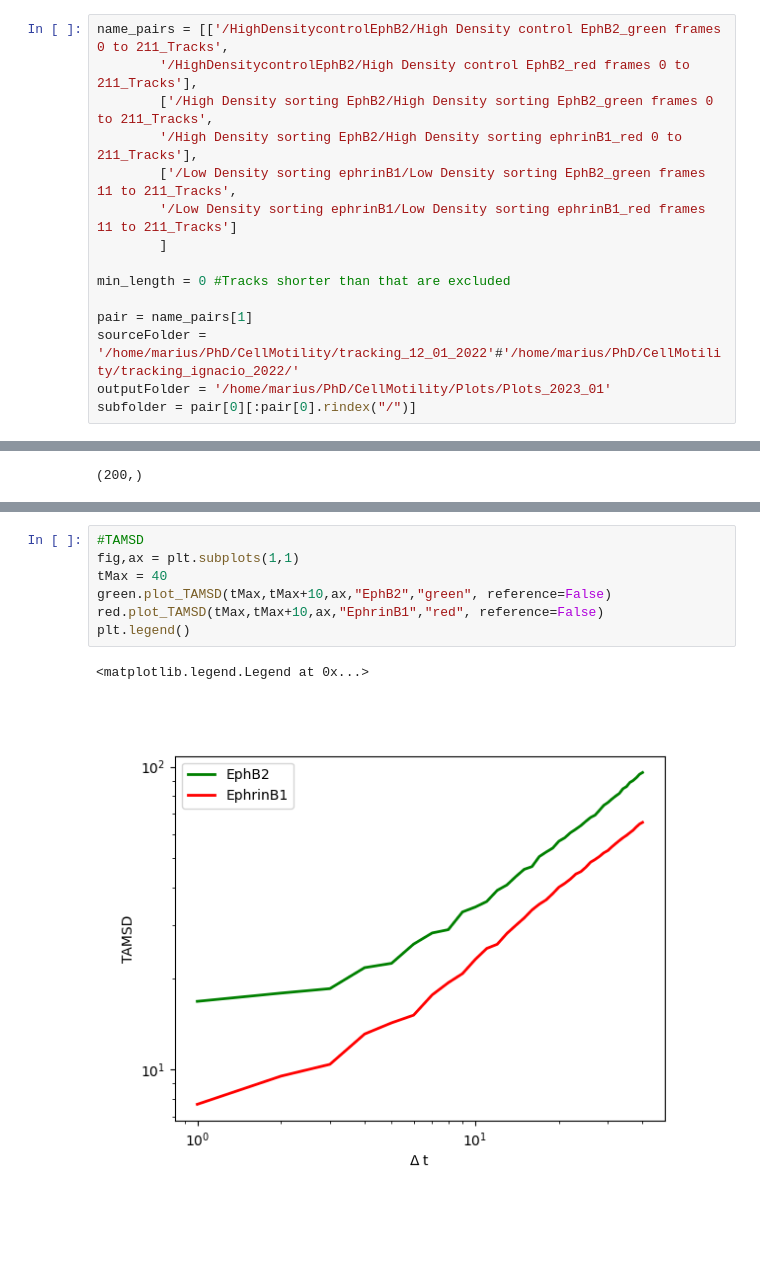
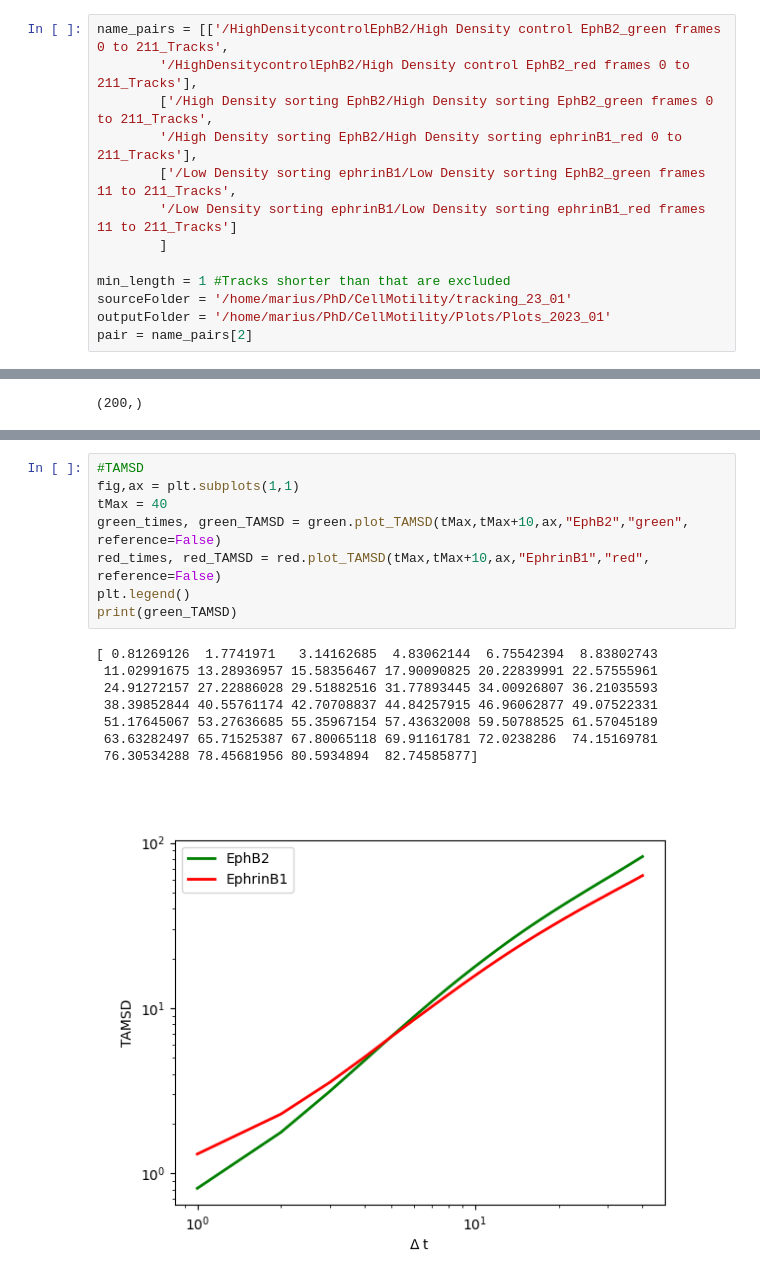
Before and after one commit to mb176/Cell-Tracking-Analysis, a Jupyter notebook: exp_analysis.ipynb, the cells around one changed output, grey strips where cells are left out. Saved outputs shown, nothing was run; the diff lists cells and outputs as text; blank space fills up the shorter version.

```diff
--- a/exp_analysis.ipynb
+++ b/exp_analysis.ipynb
@@ -20,12 +20,10 @@ name_pairs = [['/HighDensitycontrolEphB2/High Density control EphB2_green frames
         '/Low Density sorting ephrinB1/Low Density sorting ephrinB1_red frames 11 to 211_Tracks']
         ]
 
-min_length = 0 #Tracks shorter than that are excluded
-
-pair = name_pairs[1]
-sourceFolder = '/home/marius/PhD/CellMotility/tracking_12_01_2022'#'/home/marius/PhD/CellMotility/tracking_ignacio_2022/'
+min_length = 1 #Tracks shorter than that are excluded
+sourceFolder = '/home/marius/PhD/CellMotility/tracking_23_01'
 outputFolder = '/home/marius/PhD/CellMotility/Plots/Plots_2023_01'
-subfolder = pair[0][:pair[0].rindex("/")]
+pair = name_pairs[2]
 # %%
 #Load green tracks
 green_name = pair[0][:pair[0].find('f')]
@@ -108,10 +152,17 @@ fig.savefig(outputFolder+pair[0]+"_MSD_loglog.pdf",dpi=500)
 # %%
 #TAMSD
 fig,ax = plt.subplots(1,1)
 tMax = 40
-green.plot_TAMSD(tMax,tMax+10,ax,"EphB2","green", reference=False)
-red.plot_TAMSD(tMax,tMax+10,ax,"EphrinB1","red", reference=False)
+green_times, green_TAMSD = green.plot_TAMSD(tMax,tMax+10,ax,"EphB2","green", reference=False)
+red_times, red_TAMSD = red.plot_TAMSD(tMax,tMax+10,ax,"EphrinB1","red", reference=False)
 plt.legend()
+print(green_TAMSD)
 # %% [output]
-<matplotlib.legend.Legend at 0x...>
+[ 0.81269126  1.7741971   3.14162685  4.83062144  6.75542394  8.83802743
+ 11.02991675 13.28936957 15.58356467 17.90090825 20.22839991 22.57555961
+ 24.91272157 27.22886028 29.51882516 31.77893445 34.00926807 36.21035593
+ 38.39852844 40.55761174 42.70708837 44.84257915 46.96062877 49.07522331
+ 51.17645067 53.27636685 55.35967154 57.43632008 59.50788525 61.57045189
+ 63.63282497 65.71525387 67.80065118 69.91161781 72.0238286  74.15169781
+ 76.30534288 78.45681956 80.5934894  82.74585877]
-[figure, old version]
+[figure, new version]
```
Also changed, not shown: parts of 26 cells of this notebook, 13 other files.
